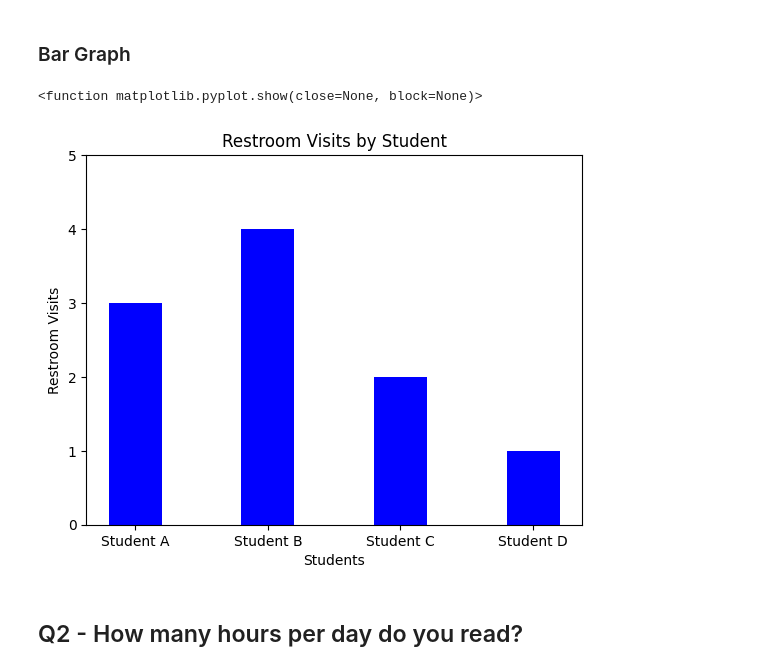
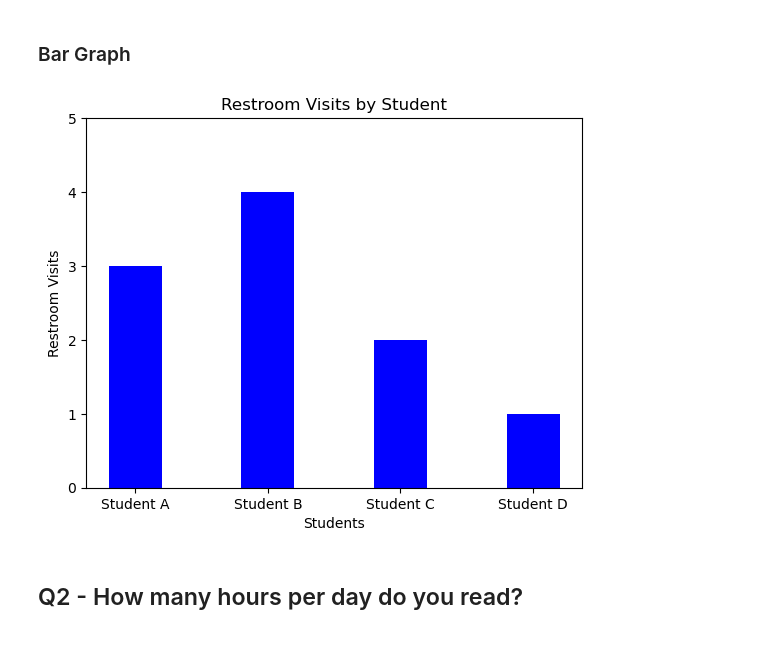
Before and after one commit to zsavery/gb_data_science, a Jupyter notebook: Lab/lab_02.ipynb, the cells around one changed output. Drawn from its saved outputs; the diff is of its cells as text; code cells hidden in the pictures; blank space fills up the shorter version.

```diff
--- a/Lab/lab_02.ipynb
+++ b/Lab/lab_02.ipynb
@@ -11,17 +11,16 @@ students = ['Student A', 'Student B', 'Student C', 'Student D']
 # %%
 # Restroom data
 restroom = [3, 4, 2, 1]
 x = np.arange(len(restroom))
 plt.bar(x,restroom, color='blue', width=0.4)
 plt.xlabel('Students')
 plt.ylabel('Restroom Visits')
 plt.title('Restroom Visits by Student')
 plt.xticks(x, students)
 plt.yticks([0, 1, 2, 3, 4, 5])
-plt.show
+plt.show()
 # %% [output]
-<function matplotlib.pyplot.show(close=None, block=None)>
-[figure, old version]
+[figure, new version]
 # %% [markdown]
 ## Q2 - How many hours per day do you read?
 # %%
```
Also changed, not shown: parts of 8 cells of this notebook, 5 other files.
